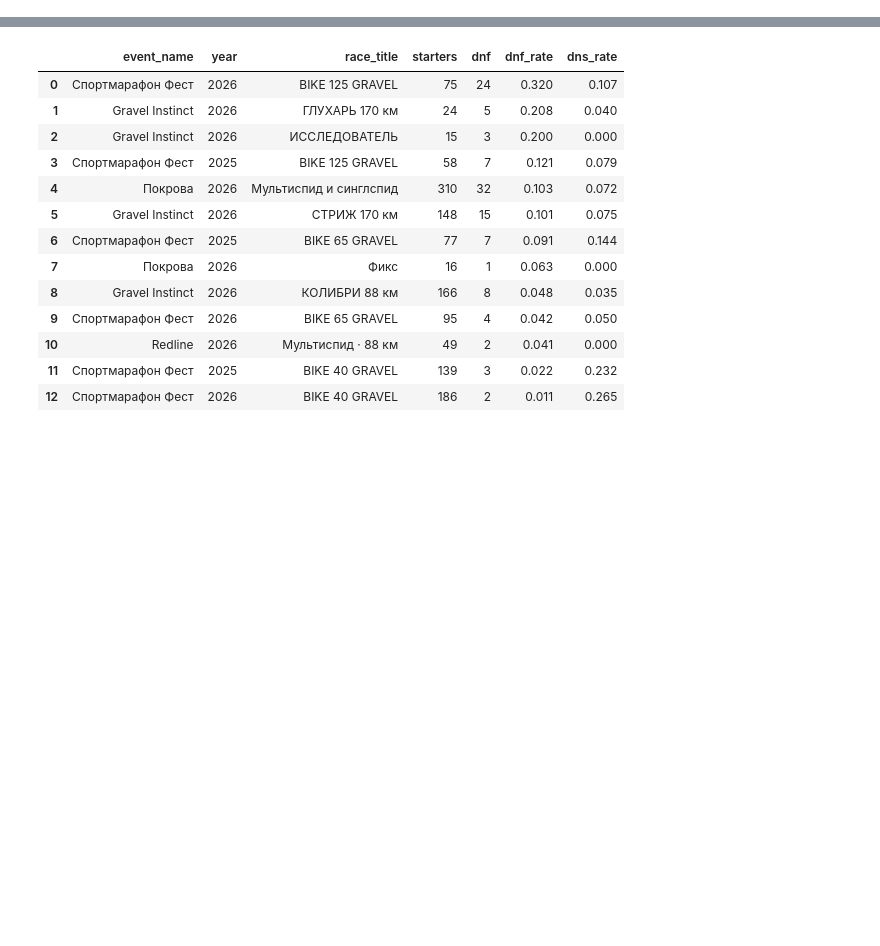
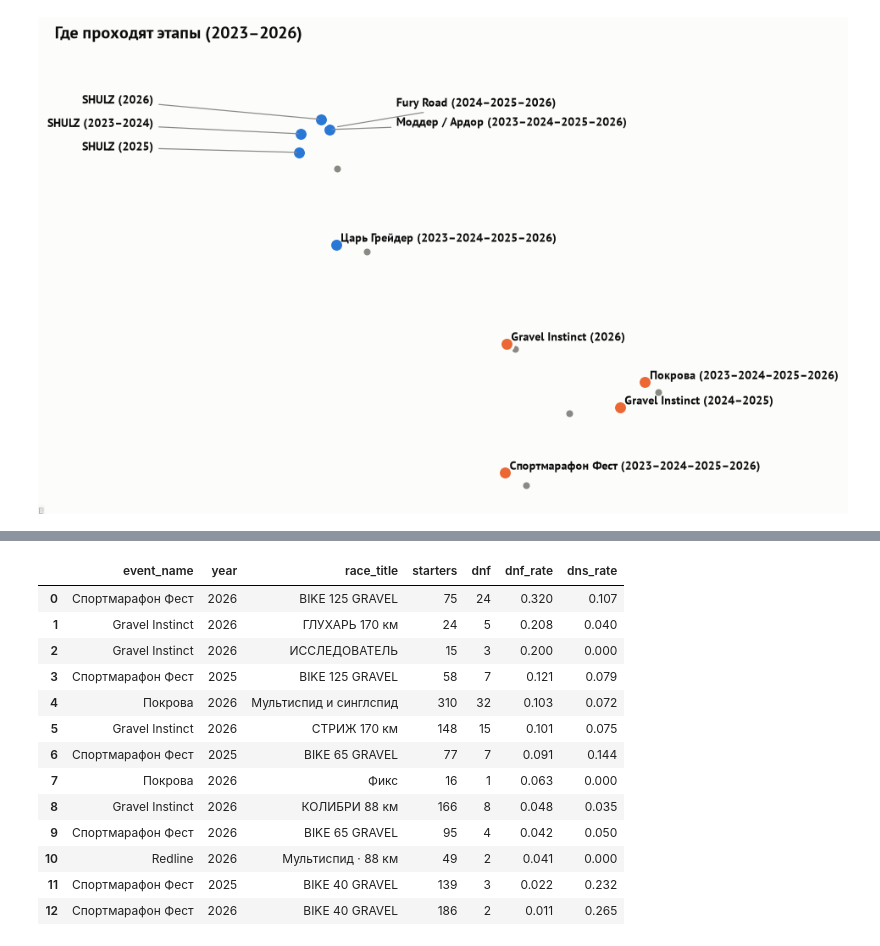
Before and after one commit to oiltsar/rgs-gravel-analytics, a Jupyter notebook: notebooks/analysis.ipynb, the cells around one changed output, grey strips where cells are left out. Saved outputs shown, nothing was run; the diff lists cells and outputs as text; code cells hidden in the pictures; blank space fills up the shorter version.

```diff
--- a/notebooks/analysis.ipynb
+++ b/notebooks/analysis.ipynb
@@ -485,0 +208,33 @@ viz.save(fig, "08_speed"); plt.show()
+# %%
+cities = {"Москва": (55.756, 37.617), "Санкт-Петербург": (59.934, 30.335), "Великий Новгород": (58.522, 31.276),
+          "Владимир": (56.129, 40.407), "Тверь": (56.859, 35.918), "Калуга": (54.529, 36.275)}
+pts = (venues.dropna(subset=["lat"]).groupby(["series_key", "event_name", "lat", "lon", "macro_region"])["year"]
+       .agg(lambda s: "–".join(map(str, sorted(set(s))))).reset_index())
+fig, ax = plt.subplots(figsize=(9.5, 7.4))
+for name, (la, lo) in cities.items():
+    ax.scatter(lo, la, s=18, color=TEXT_3, zorder=2)
+    ax.text(lo + 0.12, la - 0.05, name, fontsize=8.5, color=TEXT_3)
+# на Северо-Западе площадки в десятках км друг от друга — подписи выносим в сторону с выносками
+callouts = {("Fury Road", 60.6312): (32.2, 61.05), ("Моддер / Ардор", 60.6067): (32.2, 60.72),
+            ("SHULZ Gravel Weekend", 60.78): (24.6, 61.1), ("SHULZ Gravel Weekend", 60.5329): (24.6, 60.7),
+            ("SHULZ Gravel Weekend", 60.216): (24.6, 60.3)}
+for _, r in pts.iterrows():
+    ax.scatter(r.lon, r.lat, s=110, color=REGION_COLOR[r.macro_region], edgecolor=SURFACE, linewidth=2, zorder=3)
+    label = f"{r.event_name.replace(' Gravel Weekend', '')} ({r.year})"
+    key = (r.event_name, round(r.lat, 4))
+    if key in callouts:
+        tx, ty = callouts[key]
+        ax.annotate(label, (r.lon, r.lat), xytext=(tx, ty), textcoords="data", fontsize=9, color=TEXT, weight="bold",
+                    ha="left" if tx > r.lon else "right", va="center",
+                    arrowprops=dict(arrowstyle="-", color=TEXT_3, lw=0.8))
+    else:
+        ax.text(r.lon + 0.15, r.lat + 0.05, label, fontsize=9, color=TEXT, weight="bold")
+ax.set_aspect(1 / np.cos(np.radians(57)))
+ax.set_xlim(21.5, 43); ax.set_ylim(54.2, 61.5)
+ax.set_xticks([]); ax.set_yticks([]); ax.grid(False)
+ax.spines["bottom"].set_visible(False)
+ax.set_title("Где проходят этапы (2023–2026)")
+viz.subtitle(ax, "Два кластера в ~600 км друг от друга. Fury Road и Ардор — в 3 км друг от друга")
+viz.save(fig, "03_map"); plt.show()
+# %% [output]
+[figure, added]
```
Also changed, not shown: parts of 80 cells of this notebook, 30 other files.
